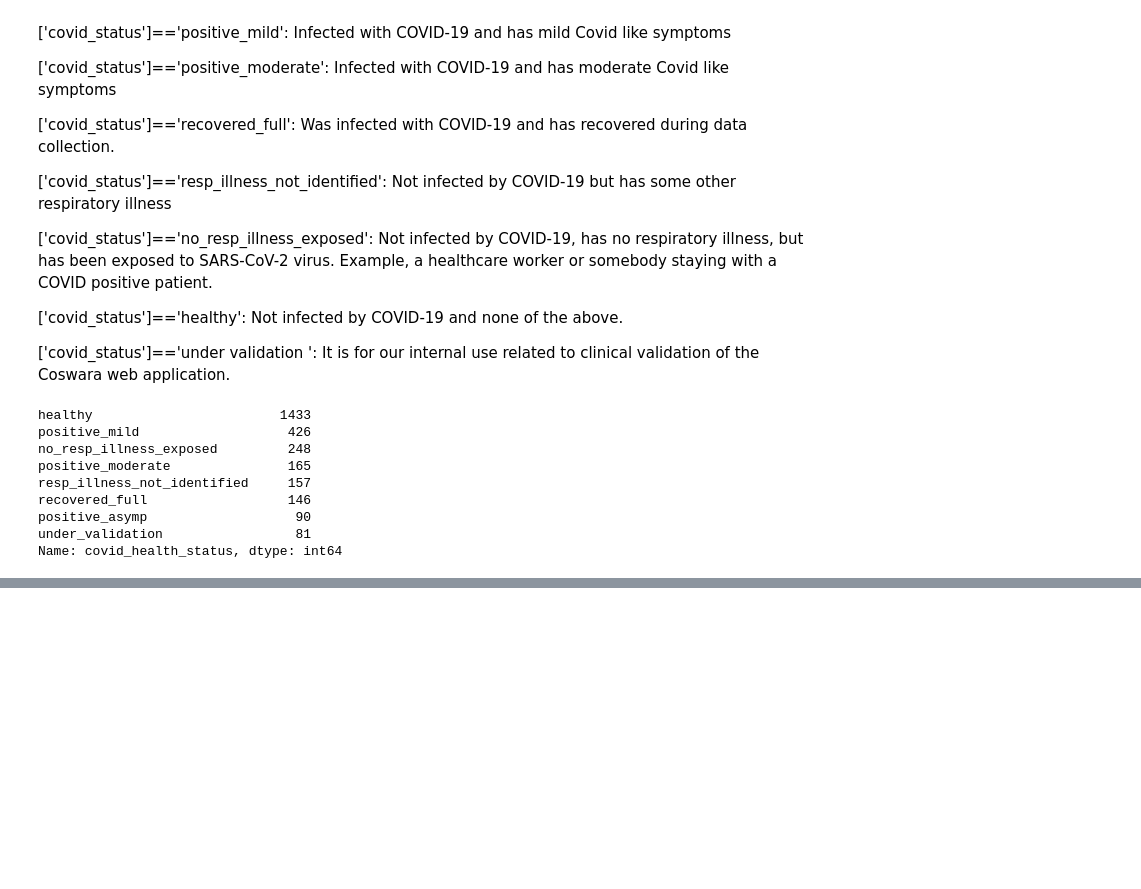
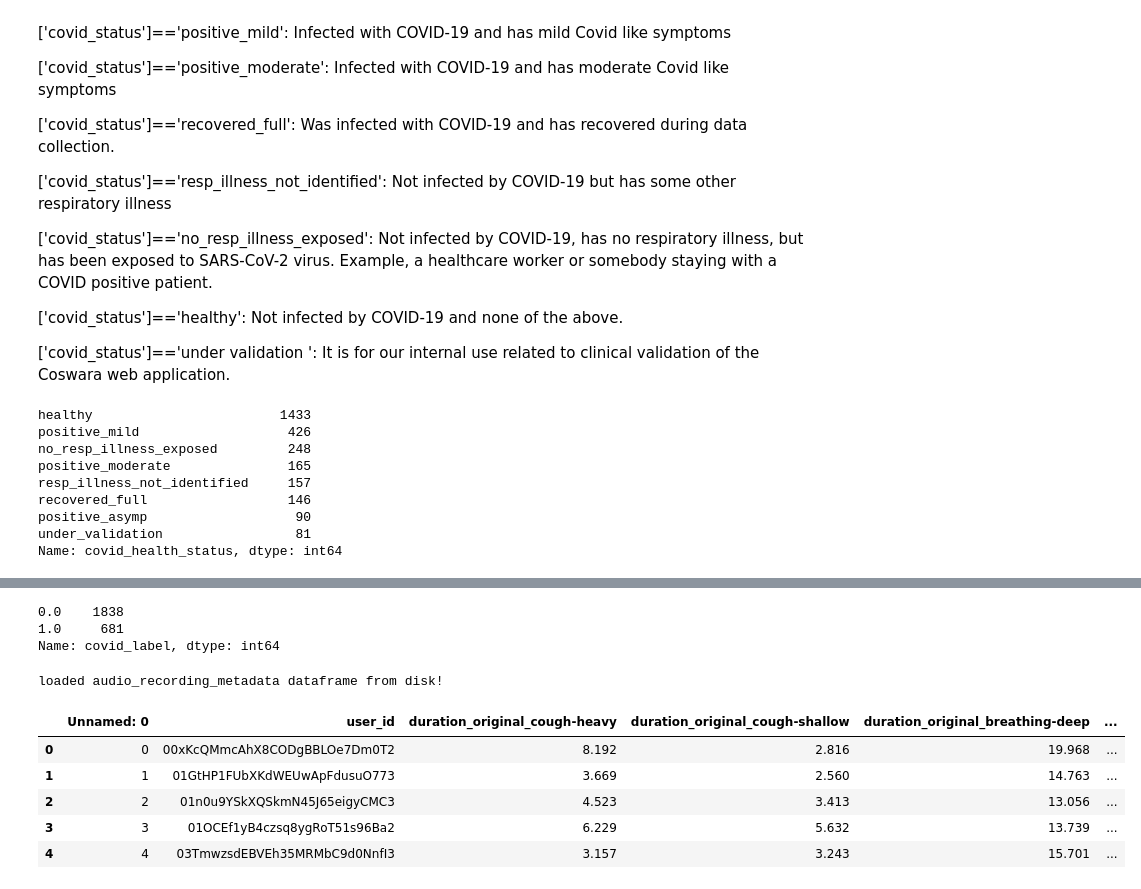
Before and after one commit to MichaelReiter94/acoustic_covid_detection, a Jupyter notebook: python/Jupyter_Notebooks/tests_for_coswara_metadata.ipynb, the cells around one changed output, grey strips where cells are left out. Drawn from its saved outputs; the diff is of its cells as text; code cells hidden in the pictures; blank space fills up the shorter version.

```diff
--- a/python/Jupyter_Notebooks/tests_for_coswara_metadata.ipynb
+++ b/python/Jupyter_Notebooks/tests_for_coswara_metadata.ipynb
@@ -20,0 +96,27 @@ import librosa
+# %%
+def get_recording_durations(id_participant, recordings_path="data/Coswara_processed/Recordings"):
+    # returns original duration and duration after trimming trailing/leading silence for each recording type as a dict
+    # returns 0 for both if an error occured/the audio is invalid
+    recording_types = ["cough-heavy", "cough-shallow", "breathing-deep", "breathing-shallow", "counting-fast",
+                       "counting-normal", "vowel-a", "vowel-e", "vowel-o"]
+    path = os.path.join(recordings_path, id_participant)
+    duration_original = {}
+    duration_trimmed = {}
+
+    for rec_type in recording_types:
+        file_path = f"{os.path.join(path, rec_type)}.wav"
+        try:
+            audio, sample_rate = librosa.load(file_path, sr=None)
+        except FileNotFoundError:
+            duration_original[rec_type], duration_trimmed[rec_type] = 0, 0
+        if len(audio) == 0:
+            duration_original[rec_type], duration_trimmed[rec_type] = 0, 0
+        elif max(audio) == 0:
+            duration_original[rec_type], duration_trimmed[rec_type] = 0, 0
+        else:
+            duration_original[rec_type] = len(audio)/sample_rate
+            audio, _ = librosa.effects.trim(audio, top_db=54)
+            duration_trimmed[rec_type] = len(audio)/sample_rate
+
+
+    return duration_original, duration_trimmed
@@ -269,8 +258,0 @@ OSError: cannot load library 'libsndfile.dll': error 0x7e
-# %%
-import random
-recordings_path = "data/Coswara_processed/Recordings"
-participant_ids = os.listdir(recordings_path)
-participant_id = random.choice(participant_ids)
-# participant_id = "0dE8pniDGCZp0gYMy23fvjpZBDr1"
-get_recording_metadata(participant_id, recordings_path=recordings_path)
-#are_recordings_valid(participant_id)
@@ -332,0 +259,17 @@ loaded audio_recording_metadata dataframe from disk!
+# %%
+create_labels(metadata, verbose=True)
+# %% [output]
+0.0    1838
+1.0     681
+Name: covid_label, dtype: int64
+# %%
+recording_metadata_df = get_recording_duration_df(participant_ids, True)
+recording_metadata_df.head()
+# %% [output]
+loaded audio_recording_metadata dataframe from disk!
+|  | Unnamed: 0 | user_id | duration_original_cough-heavy | duration_original_cough-shallow | duration_original_breathing-deep | ... |
+| 0 | 0 | 00xKcQMmcAhX8CODgBBLOe7Dm0T2 | 8.192 | 2.816 | 19.968 | ... |
+| 1 | 1 | 01GtHP1FUbXKdWEUwApFdusuO773 | 3.669 | 2.560 | 14.763 | ... |
+| 2 | 2 | 01n0u9YSkXQSkmN45J65eigyCMC3 | 4.523 | 3.413 | 13.056 | ... |
+| 3 | 3 | 01OCEf1yB4czsq8ygRoT51s96Ba2 | 6.229 | 5.632 | 13.739 | ... |
+| 4 | 4 | 03TmwzsdEBVEh35MRMbC9d0NnfI3 | 3.157 | 3.243 | 15.701 | ... |
```
Also changed, not shown: parts of 35 cells of this notebook.
